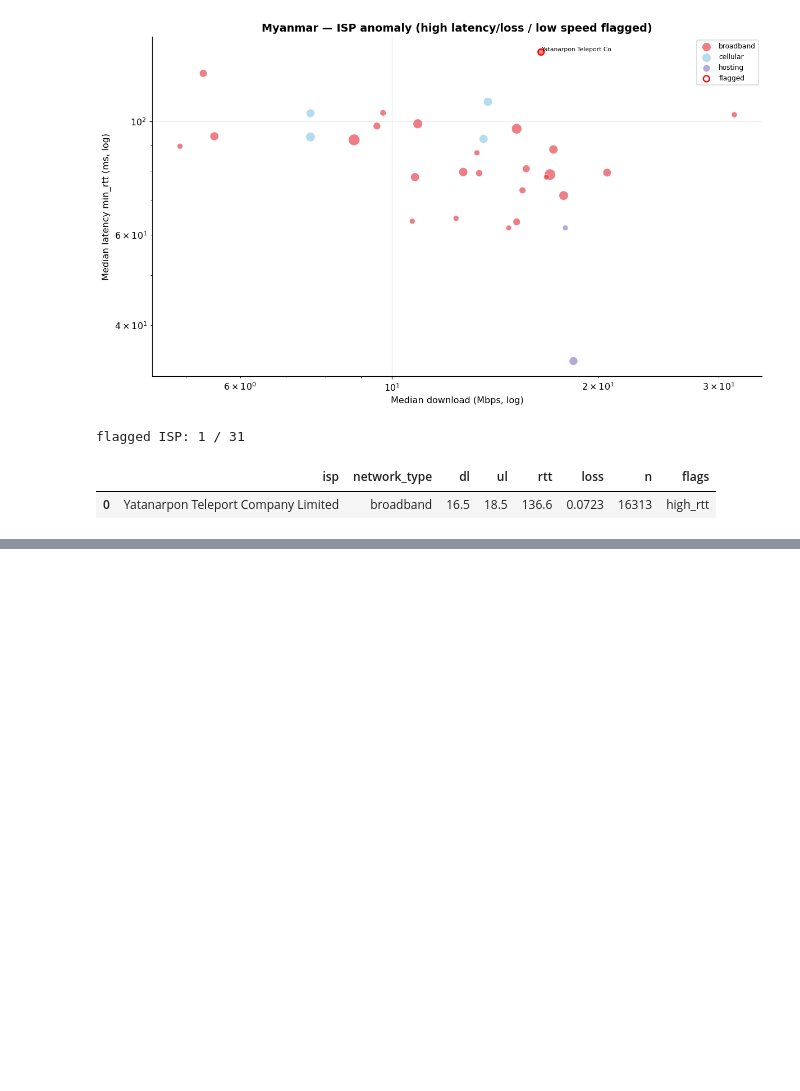
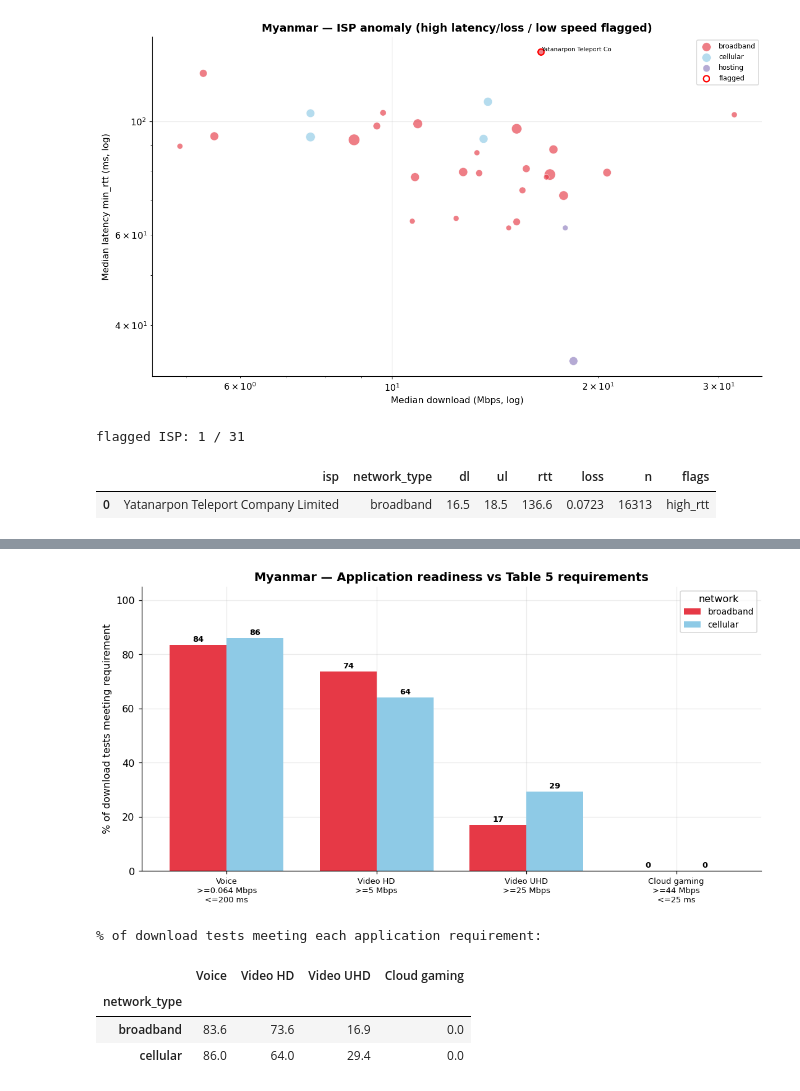
Before and after one commit to chissanupun/thailand-broadband-analysis, a Jupyter notebook: notebooks/ndt7/mm/mm_clean/ndt7_Myanmar_eda.ipynb, the cells around one changed output, grey strips where cells are left out. Drawn from its saved outputs; the diff is of its cells as text; code cells hidden in the pictures; blank space fills up the shorter version.

```diff
--- a/notebooks/ndt7/mm/mm_clean/ndt7_Myanmar_eda.ipynb
+++ b/notebooks/ndt7/mm/mm_clean/ndt7_Myanmar_eda.ipynb
@@ -711,0 +736,36 @@ flagged ISP: 1 / 31
+# %%
+APPS = [("Voice", 0.064, 200), ("Video HD", 5, None), ("Video UHD", 25, None), ("Cloud gaming", 44, 25)]
+appnames = [a[0] for a in APPS]
+def _pass(thr, lat):
+    return f"mean_throughput_mbps >= {thr}" + (f" AND min_rtt <= {lat}" if lat else "")
+SEL = "COUNT(*) AS n, " + ", ".join(f'COUNT(*) FILTER (WHERE {_pass(t, l)}) AS "{n}"' for n, t, l in APPS)
+BASE_DL = "type = 'download' AND category <> 'Hosting/Datacenter'"
+
+ov = con.execute(f"SELECT network_type, {SEL} FROM {P} WHERE {BASE_DL} GROUP BY network_type").df().set_index("network_type")
+pct = ov[appnames].div(ov["n"], axis=0) * 100
+
+x = np.arange(len(APPS)); w = 0.38
+fig, ax = plt.subplots(figsize=(10, 5.2))
+for i, nt in enumerate(USER_NETS):
+    if nt not in pct.index:
+        continue
+    vals = pct.loc[nt, appnames].values.astype(float)
+    bars = ax.bar(x + (i - 0.5) * w, vals, w, label=nt, color=NT_COLOR[nt])
+    for b, v in zip(bars, vals):
+        ax.text(b.get_x() + b.get_width() / 2, v + 1.2, f"{v:.0f}", ha="center", fontsize=8.5, fontweight="bold")
+ax.set_xticks(x)
+ax.set_xticklabels([f"{n}\n>={t} Mbps" + (f"\n<={l} ms" if l else "") for n, t, l in APPS], fontsize=8.5)
+ax.set_ylabel("% of download tests meeting requirement")
+ax.set_ylim(0, 105); ax.legend(fontsize=9, title="network")
+ax.set_title(f"{COUNTRY} — Application readiness vs Table 5 requirements", fontweight="bold")
+plt.tight_layout(); savefig("12_app_readiness"); plt.show()
+
+print("% of download tests meeting each application requirement:")
+pct.round(1)
+# %% [output]
+[figure, added]
+% of download tests meeting each application requirement:
+|  | Voice | Video HD | Video UHD | Cloud gaming |
+| network_type |  |  |  |  |
+| broadband | 83.6 | 73.6 | 16.9 | 0.0 |
+| cellular | 86.0 | 64.0 | 29.4 | 0.0 |
```
Also changed, not shown: parts of 12 cells of this notebook, 19 other files.
